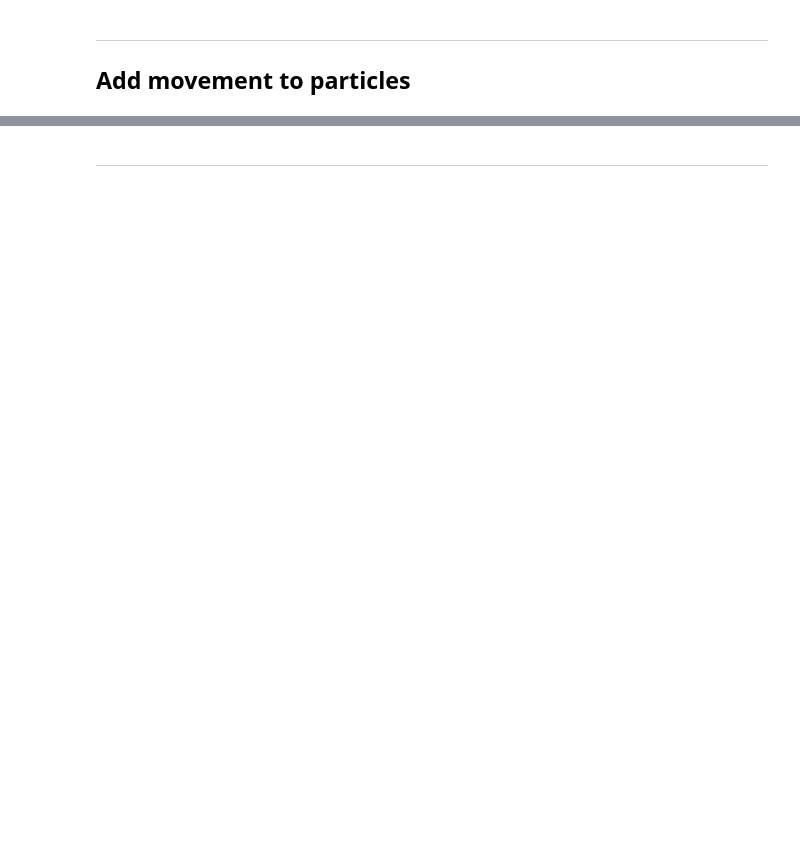
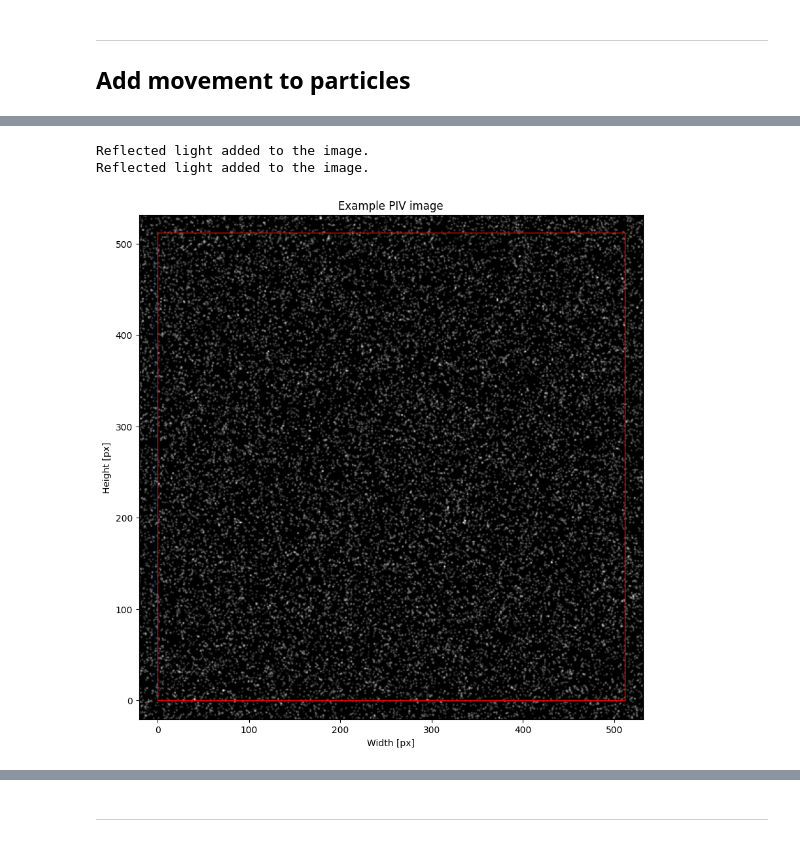
Before and after one commit to kamilazdybal/pykitPIV, a Jupyter notebook: jupyter-notebooks/debugging.ipynb, the cells around one changed output, grey strips where cells are left out. Saved outputs shown, nothing was run; the diff lists cells and outputs as text; code cells hidden in the pictures; blank space fills up the shorter version.

```diff
--- a/jupyter-notebooks/debugging.ipynb
+++ b/jupyter-notebooks/debugging.ipynb
@@ -187,0 +188,24 @@ plt.scatter(motion.particle_coordinates_I2[0][1], motion.particle_coordinates_I2
+# %%
+image.add_motion(motion)
+# %%
+image.add_reflected_light(exposures=(0.01,0.8),
+                          maximum_intensity=2**16-1,
+                          laser_beam_thickness=1,
+                          laser_over_exposure=1,
+                          laser_beam_shape=0.85,
+                          alpha=1/20)
+# %% [output]
+Reflected light added to the image.
+Reflected light added to the image.
+# %%
+image.plot(0,
+           instance=1,
+           with_buffer=True,
+           xlabel='Width [px]',
+           ylabel='Height [px]',
+           title='Example PIV image',
+           cmap='Greys_r',
+           figsize=(10,10),
+           filename='example-image-I1.png');
+# %% [output]
+[figure, added]
```
Also changed, not shown: parts of 12 cells of this notebook, 1 other file.
